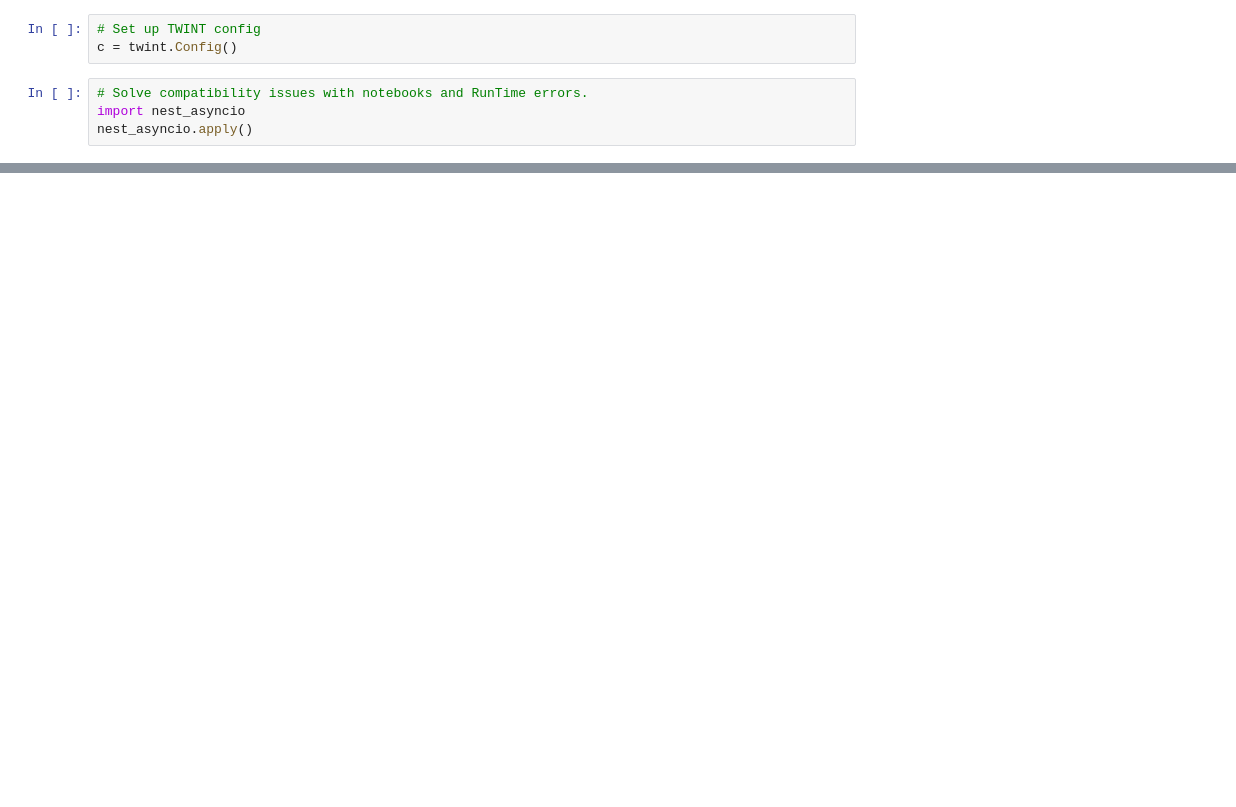
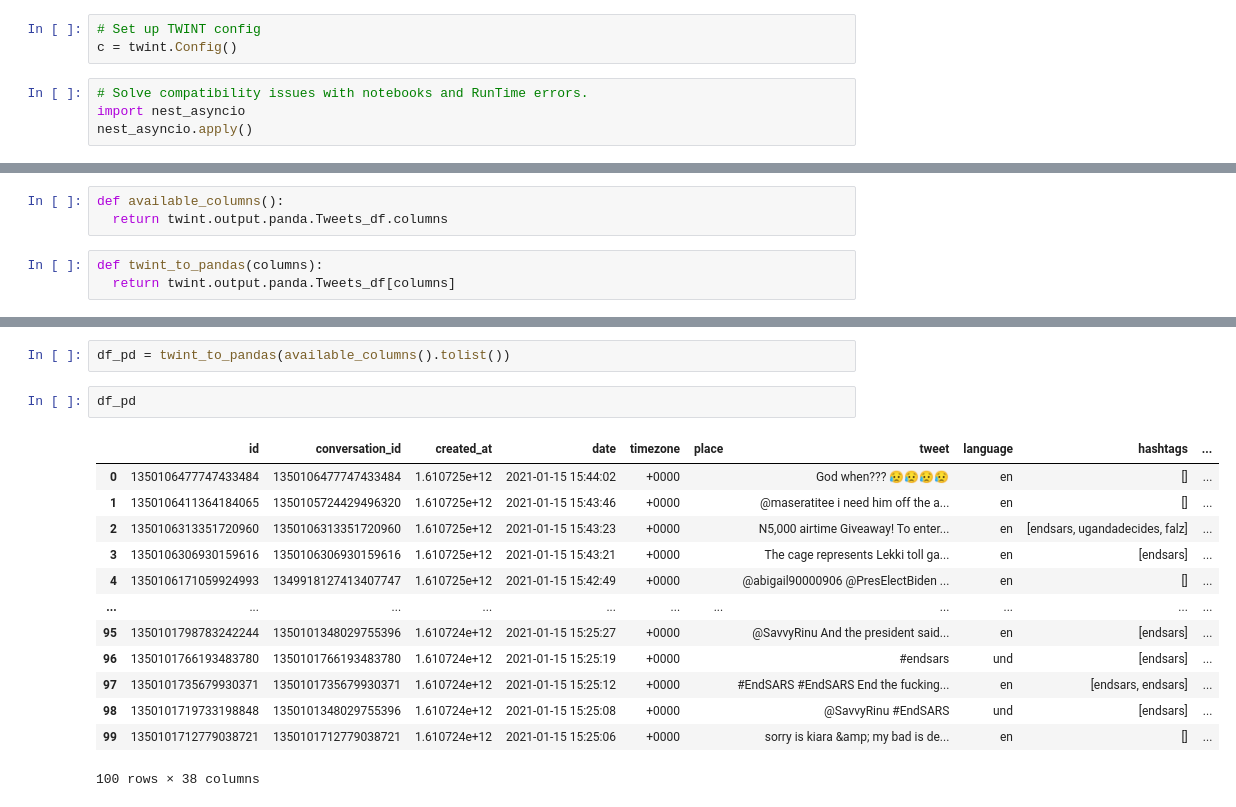
Before and after one commit to Ayanlola2002/DATA-SCIENCE-PROJECTS, a Jupyter notebook: EndSarsAnalyzer.ipynb, the cells around one changed output, grey strips where cells are left out. Saved outputs shown, nothing was run; the diff lists cells and outputs as text; blank space fills up the shorter version.

```diff
--- a/EndSarsAnalyzer.ipynb
+++ b/EndSarsAnalyzer.ipynb
@@ -84,0 +88,6 @@ twint.run.Search(c)
+# %%
+def available_columns():
+  return twint.output.panda.Tweets_df.columns
+# %%
+def twint_to_pandas(columns):
+  return twint.output.panda.Tweets_df[columns]
@@ -84,0 +114,18 @@ twint.run.Search(c)
+# %%
+df_pd = twint_to_pandas(available_columns().tolist())
+# %%
+df_pd
+# %% [output]
+|  | id | conversation_id | created_at | date | timezone | place | tweet | language | hashtags | ... |
+| 0 | 1350106477747433484 | 1350106477747433484 | 1.610725e+12 | 2021-01-15 15:44:02 | +0000 |  | God when??? 😥😥😥😥 | en | [] | ... |
+| 1 | 1350106411364184065 | 1350105724429496320 | 1.610725e+12 | 2021-01-15 15:43:46 | +0000 |  | @maseratitee i need him off the a... | en | [] | ... |
+| 2 | 1350106313351720960 | 1350106313351720960 | 1.610725e+12 | 2021-01-15 15:43:23 | +0000 |  | N5,000 airtime Giveaway! To enter... | en | [endsars, ugandadecides, falz] | ... |
+| 3 | 1350106306930159616 | 1350106306930159616 | 1.610725e+12 | 2021-01-15 15:43:21 | +0000 |  | The cage represents Lekki toll ga... | en | [endsars] | ... |
+| 4 | 1350106171059924993 | 1349918127413407747 | 1.610725e+12 | 2021-01-15 15:42:49 | +0000 |  | @abigail90000906 @PresElectBiden ... | en | [] | ... |
+| ... | ... | ... | ... | ... | ... | ... | ... | ... | ... | ... |
+| 95 | 1350101798783242244 | 1350101348029755396 | 1.610724e+12 | 2021-01-15 15:25:27 | +0000 |  | @SavvyRinu And the president said... | en | [endsars] | ... |
+| 96 | 1350101766193483780 | 1350101766193483780 | 1.610724e+12 | 2021-01-15 15:25:19 | +0000 |  | #endsars | und | [endsars] | ... |
+| 97 | 1350101735679930371 | 1350101735679930371 | 1.610724e+12 | 2021-01-15 15:25:12 | +0000 |  | #EndSARS #EndSARS End the fucking... | en | [endsars, endsars] | ... |
+| 98 | 1350101719733198848 | 1350101348029755396 | 1.610724e+12 | 2021-01-15 15:25:08 | +0000 |  | @SavvyRinu #EndSARS | und | [endsars] | ... |
+| 99 | 1350101712779038721 | 1350101712779038721 | 1.610724e+12 | 2021-01-15 15:25:06 | +0000 |  | sorry is kiara &amp; my bad is de... | en | [] | ... |
+100 rows × 38 columns
```
Also changed, not shown: parts of 15 cells of this notebook.
